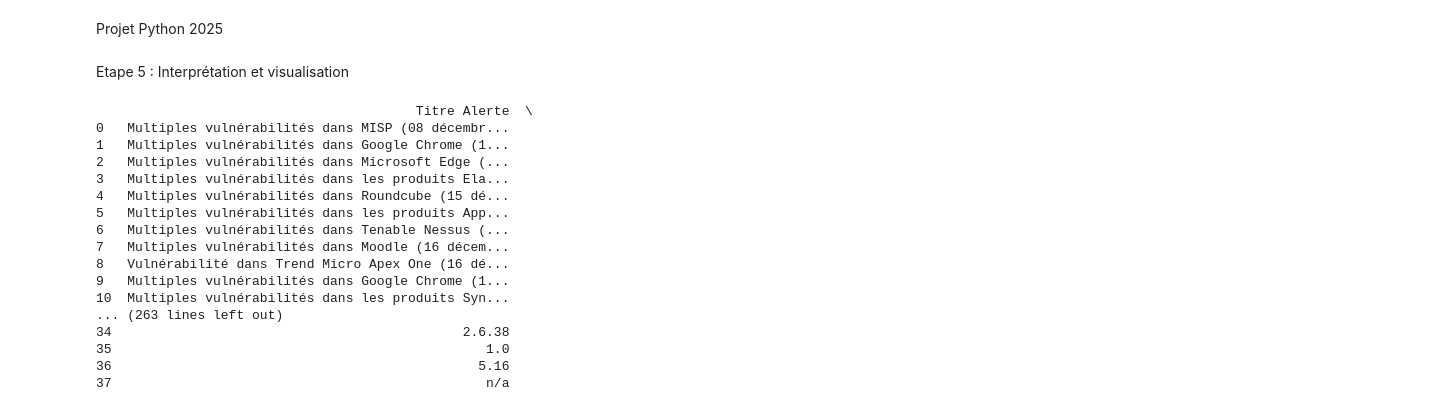
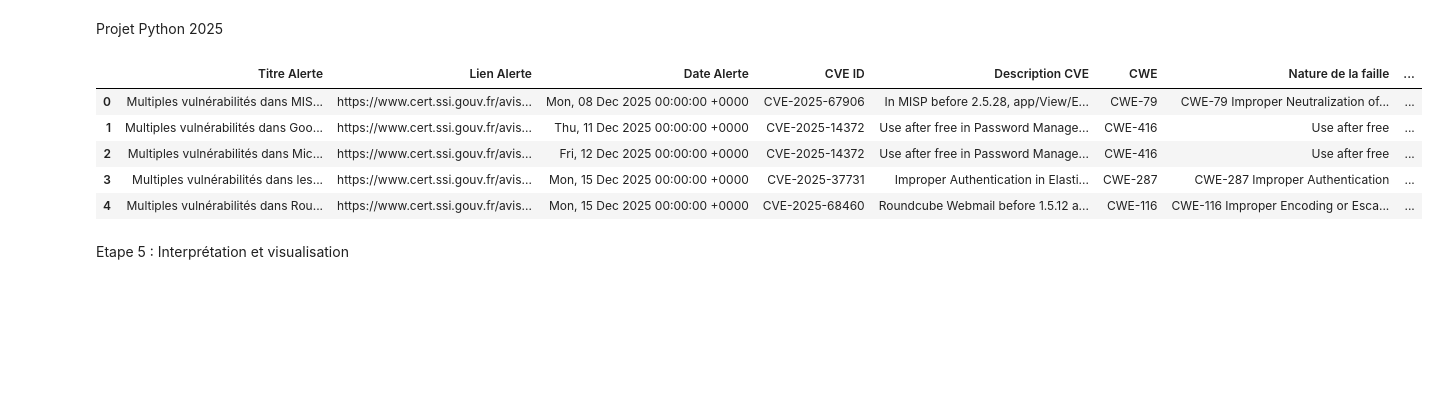
Before and after one commit to massieuxalexandre/Projet-Python, a Jupyter notebook: notebook.ipynb, the cells around one changed output. Drawn from its saved outputs; the diff is of its cells as text; code cells hidden in the pictures; blank space fills up the shorter version.

```diff
--- a/notebook.ipynb
+++ b/notebook.ipynb
@@ -1,26 +1,19 @@
 # %% [markdown]
 Projet Python 2025
 # %%
-import main
+import pandas as pd
+import matplotlib.pyplot as plt
+import seaborn as sns
+
+
+df = pd.read_csv("alertes_enrichies.csv")
+df.head()
+# %% [output]
+|  | Titre Alerte | Lien Alerte | Date Alerte | CVE ID | Description CVE | CWE | Nature de la faille | ... |
+| 0 | Multiples vulnérabilités dans MIS... | https://www.cert.ssi.gouv.fr/avis... | Mon, 08 Dec 2025 00:00:00 +0000 | CVE-2025-67906 | In MISP before 2.5.28, app/View/E... | CWE-79 | CWE-79 Improper Neutralization of... | ... |
+| 1 | Multiples vulnérabilités dans Goo... | https://www.cert.ssi.gouv.fr/avis... | Thu, 11 Dec 2025 00:00:00 +0000 | CVE-2025-14372 | Use after free in Password Manage... | CWE-416 | Use after free | ... |
+| 2 | Multiples vulnérabilités dans Mic... | https://www.cert.ssi.gouv.fr/avis... | Fri, 12 Dec 2025 00:00:00 +0000 | CVE-2025-14372 | Use after free in Password Manage... | CWE-416 | Use after free | ... |
+| 3 | Multiples vulnérabilités dans les... | https://www.cert.ssi.gouv.fr/avis... | Mon, 15 Dec 2025 00:00:00 +0000 | CVE-2025-37731 | Improper Authentication in Elasti... | CWE-287 | CWE-287 Improper Authentication | ... |
+| 4 | Multiples vulnérabilités dans Rou... | https://www.cert.ssi.gouv.fr/avis... | Mon, 15 Dec 2025 00:00:00 +0000 | CVE-2025-68460 | Roundcube Webmail before 1.5.12 a... | CWE-116 | CWE-116 Improper Encoding or Esca... | ... |
 # %% [markdown]
 Etape 5 : Interprétation et visualisation
-# %%
-print(main.df_alertes)
-# %% [output]
-                                         Titre Alerte  \
-0   Multiples vulnérabilités dans MISP (08 décembr...
-1   Multiples vulnérabilités dans Google Chrome (1...
-2   Multiples vulnérabilités dans Microsoft Edge (...
-3   Multiples vulnérabilités dans les produits Ela...
-4   Multiples vulnérabilités dans Roundcube (15 dé...
-5   Multiples vulnérabilités dans les produits App...
-6   Multiples vulnérabilités dans Tenable Nessus (...
-7   Multiples vulnérabilités dans Moodle (16 décem...
-8   Vulnérabilité dans Trend Micro Apex One (16 dé...
-9   Multiples vulnérabilités dans Google Chrome (1...
-10  Multiples vulnérabilités dans les produits Syn...
-... (263 lines left out)
-34                                             2.6.38
-35                                                1.0
-36                                               5.16
-37                                                n/a
```
Also changed, not shown: parts of 1 cell of this notebook, 4 other files.
